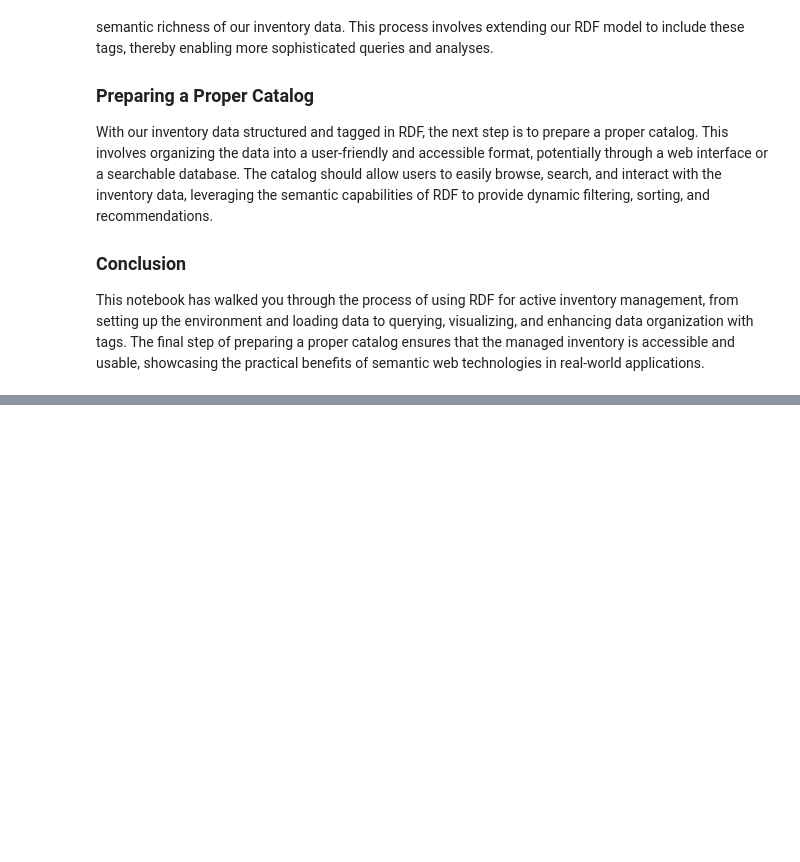
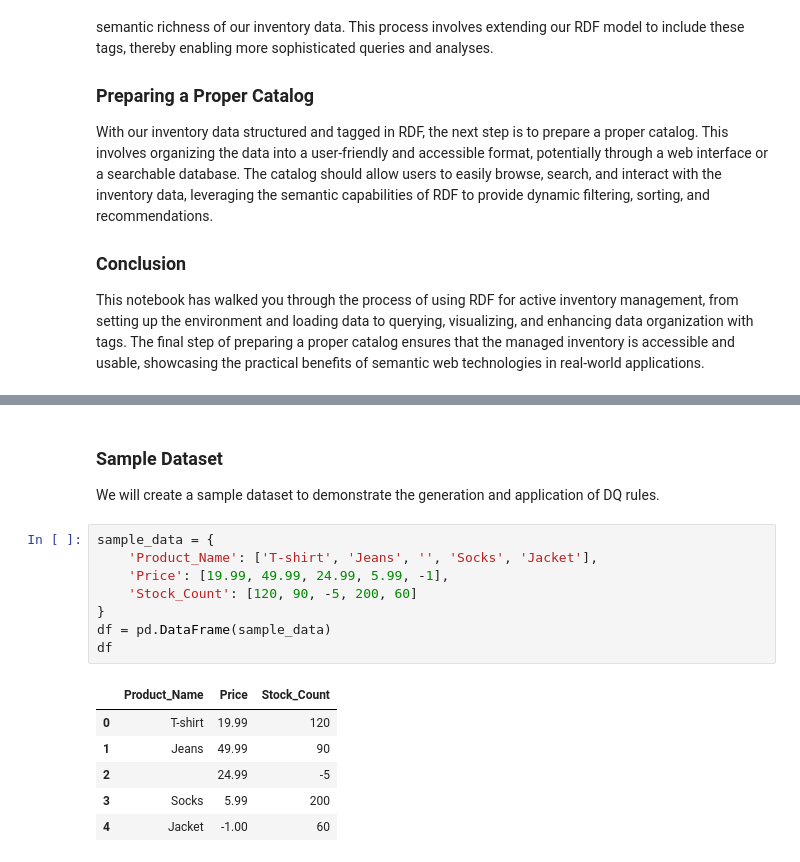
Before and after one commit to mgorav/rdf_based_tags, a Jupyter notebook: rdf_based_tags_1.3.ipynb, the cells around one changed output, grey strips where cells are left out. Drawn from its saved outputs; the diff is of its cells as text; blank space fills up the shorter version.

```diff
--- a/rdf_based_tags_1.3.ipynb
+++ b/rdf_based_tags_1.3.ipynb
@@ -846,0 +892,18 @@ This notebook has walked you through the process of using RDF for active invento
+# %% [markdown]
+### Sample Dataset
+We will create a sample dataset to demonstrate the generation and application of DQ rules.
+# %%
+sample_data = {
+    'Product_Name': ['T-shirt', 'Jeans', '', 'Socks', 'Jacket'],
+    'Price': [19.99, 49.99, 24.99, 5.99, -1],
+    'Stock_Count': [120, 90, -5, 200, 60]
+}
+df = pd.DataFrame(sample_data)
+df
+# %% [output]
+|  | Product_Name | Price | Stock_Count |
+| 0 | T-shirt | 19.99 | 120 |
+| 1 | Jeans | 49.99 | 90 |
+| 2 |  | 24.99 | -5 |
+| 3 | Socks | 5.99 | 200 |
+| 4 | Jacket | -1.00 | 60 |
```
Also changed, not shown: parts of 12 cells of this notebook.
